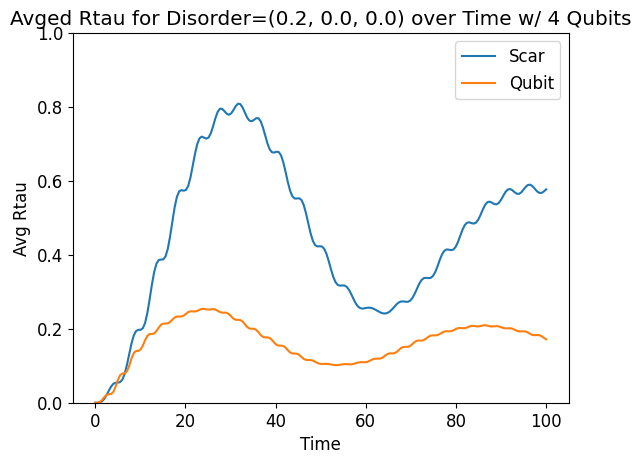
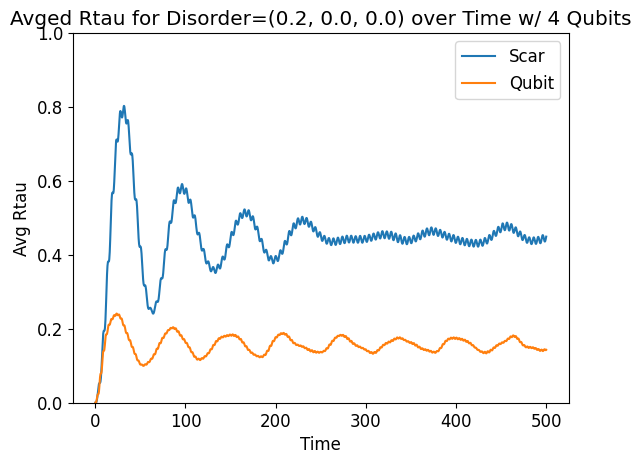
The change to this notebook cell's code, shown as a diff; its figure went from the first image to the second:
--- before
+++ after
@@ -1,10 +1,10 @@
 wd = 0.6365091993031
 wm = 1.0
-tlist = np.linspace(0, 100, 200)
+tlist = np.linspace(0, 500, 2000)
 dz = 0.2
 dy = 0.0
 dx = 0.0
 N = 4
-reals = 200
+reals = 100
 amp = 0.1
 args = {"A": amp, "omega": wd}
@@ -48,2 +48,5 @@
 plt.legend()
 plt.show()
+
+plt.plot(tlist, plotScar / plotQubit, label="Ratio")
+plt.show()

Commit: obtaining graphs